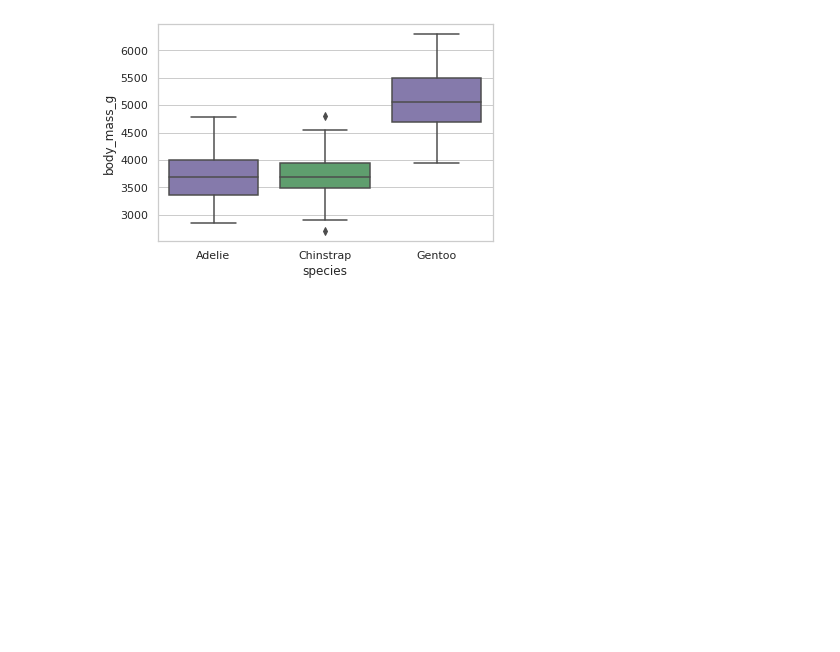
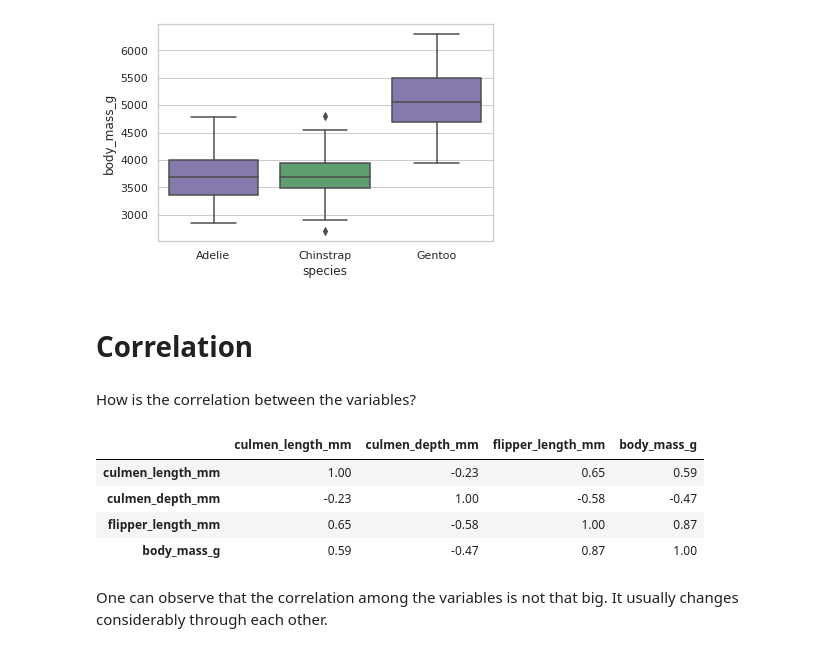
Before and after one commit to luis-fnogueira/kaggle-penguins, a Jupyter notebook: penguins.ipynb, the cells around one changed output. Cells and saved outputs as stored; diff of their text form; code cells hidden in the pictures; blank space fills up the shorter version.

```diff
--- a/penguins.ipynb
+++ b/penguins.ipynb
@@ -199,3 +199,17 @@ sns.boxplot(x=df_sex_flipper["species"], y=df_sex_flipper["body_mass_g"],
 # %% [output]
 <AxesSubplot:xlabel='species', ylabel='body_mass_g'>
 [figure]
+# %% [markdown]
+# Correlation
+# %% [markdown]
+How is the correlation between the variables?
+# %%
+df_size.corr().style.background_gradient(cmap="Blues")
+# %% [output]
+|  | culmen_length_mm | culmen_depth_mm | flipper_length_mm | body_mass_g |
+| culmen_length_mm | 1.00 | -0.23 | 0.65 | 0.59 |
+| culmen_depth_mm | -0.23 | 1.00 | -0.58 | -0.47 |
+| flipper_length_mm | 0.65 | -0.58 | 1.00 | 0.87 |
+| body_mass_g | 0.59 | -0.47 | 0.87 | 1.00 |
+# %% [markdown]
+One can observe that the correlation among the variables is not that big. It usually changes considerably through each other.
```
